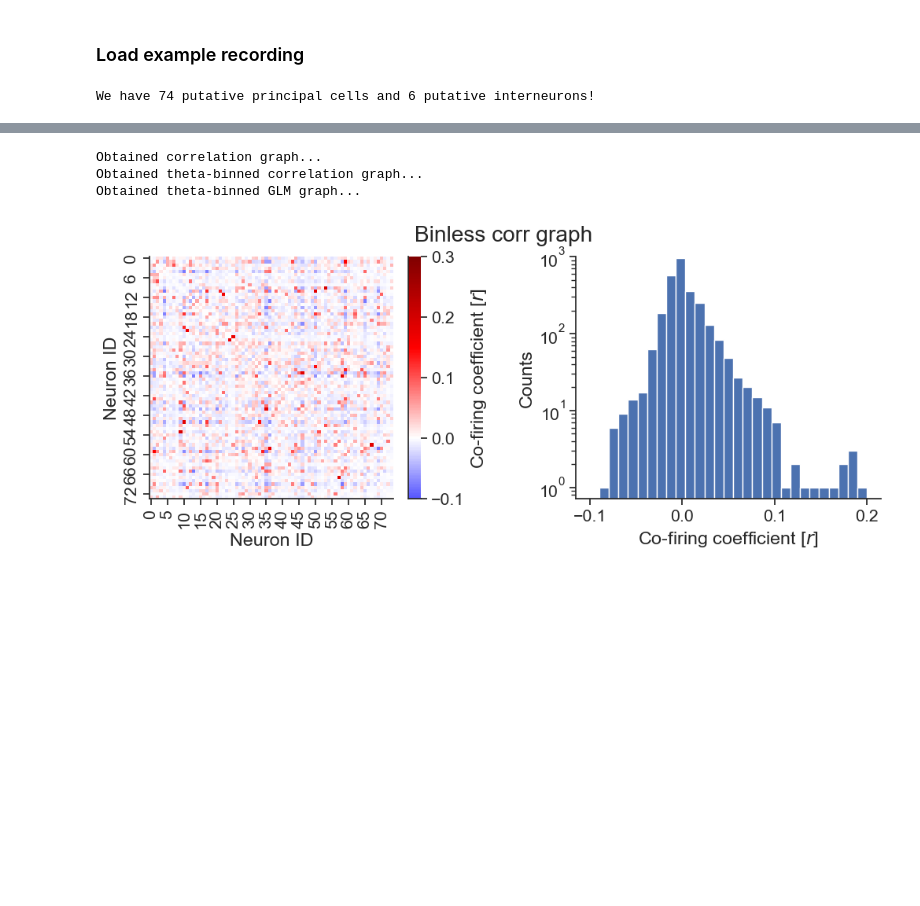
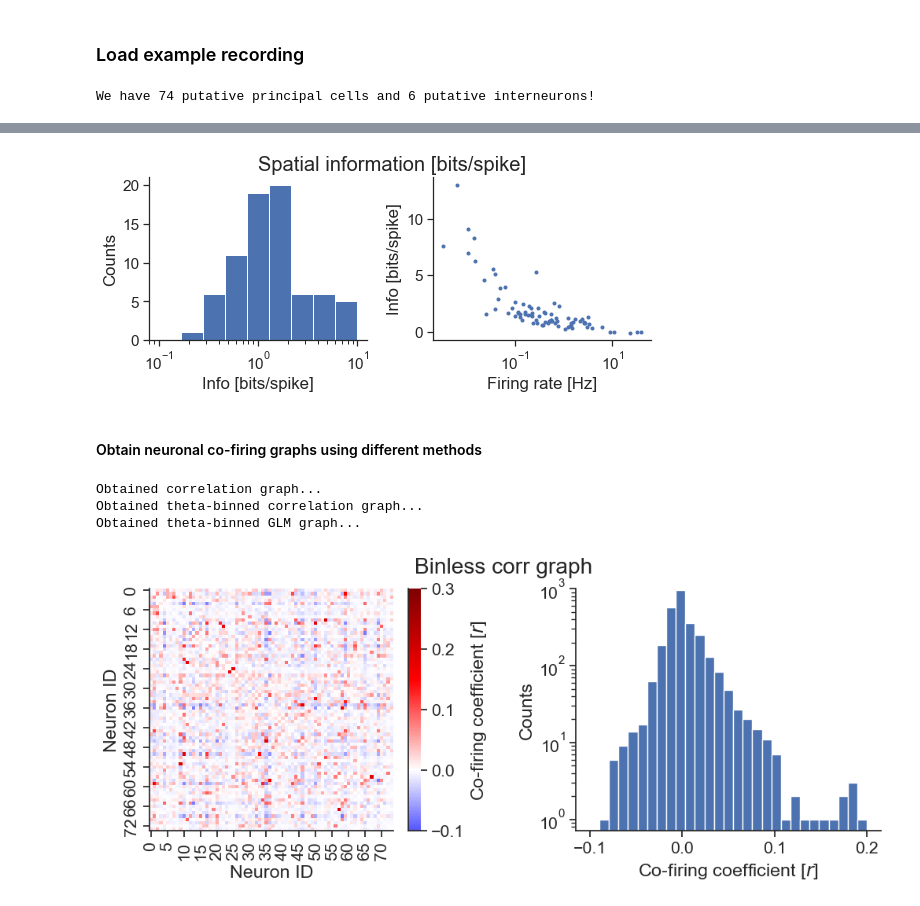
Before and after one commit to drsax93/cofiringTopology, a Jupyter notebook: cofiringTopology.ipynb, the cells around one changed output, grey strips where cells are left out. Saved outputs shown, nothing was run; the diff lists cells and outputs as text; code cells hidden in the pictures; blank space fills up the shorter version.

```diff
--- a/cofiringTopology.ipynb
+++ b/cofiringTopology.ipynb
@@ -200,3 +229,26 @@ for n,cid in enumerate(cell_ids):
+# %%
+# information / spike
+plt.figure(figsize=(9,3))
+plt.suptitle('Spatial information [bits/spike]')
+plt.subplot(121)
+plt.hist(ispk, bins)
+plt.xscale('log')
+plt.xlabel('Info [bits/spike]')
+plt.ylabel('Counts')
+sns.despine()
+# info v firing rate
+plt.subplot(122)
+fr = [len(spikes)/(sampT*maxT) for spikes in spiketrains]
+plt.plot(fr, ispk, '.')
+plt.xscale('log')
+plt.ylabel('Info [bits/spike]')
+plt.xlabel('Firing rate [Hz]')
+sns.despine()
+plt.subplots_adjust(wspace=.3)
+# %% [output]
+[figure, added]
+# %% [markdown]
+#### Obtain neuronal co-firing graphs using different methods
 # %%
 # extraction of theta cycles timestamps
 thetafile = sesfile + '.theta.cycles'
```
Also changed, not shown: parts of 12 cells of this notebook, 1 other file.
